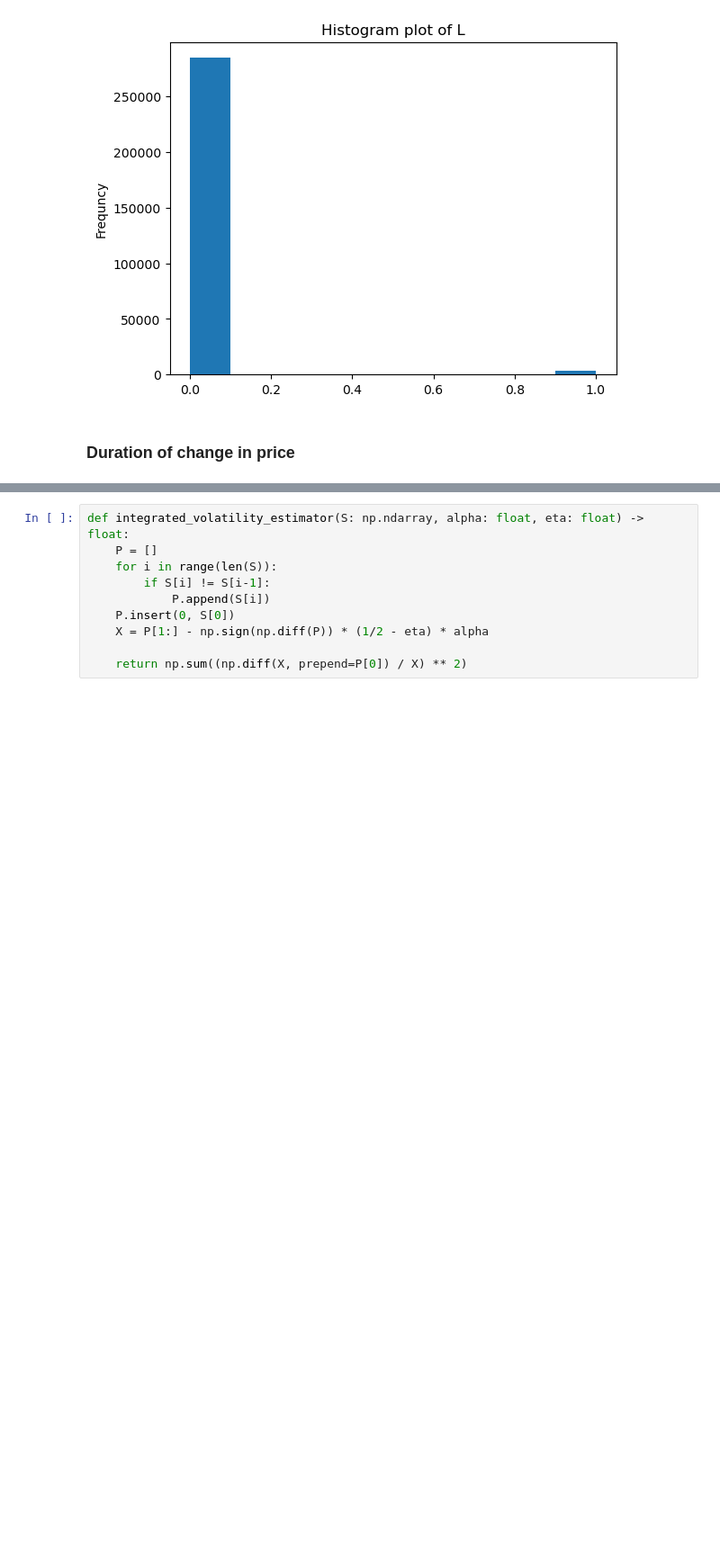
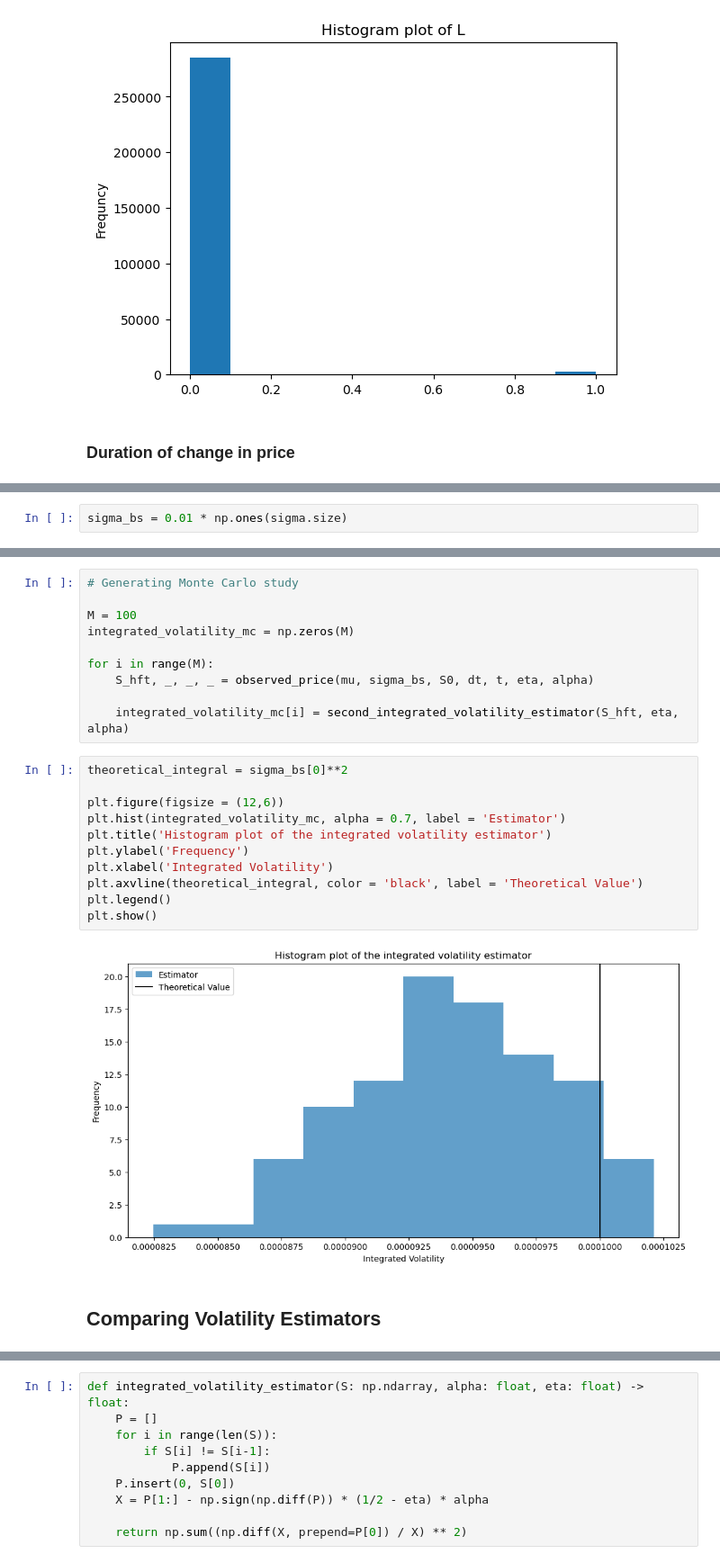
Before and after one commit to nicolassinott/HFT, a Jupyter notebook: notebooks/Uncertainty_zones/model.ipynb, the cells around one changed output, grey strips where cells are left out. Shown at 90% size. Saved outputs shown, nothing was run; the diff lists cells and outputs as text; blank space fills up the shorter version.

```diff
--- a/notebooks/Uncertainty_zones/model.ipynb
+++ b/notebooks/Uncertainty_zones/model.ipynb
@@ -219,0 +213,2 @@ volatility_estimator(S_hft, eta, alpha)
+# %%
+sigma_bs = 0.01 * np.ones(sigma.size)
@@ -219,0 +262,25 @@ volatility_estimator(S_hft, eta, alpha)
+# %%
+# Generating Monte Carlo study
+
+M = 100
+integrated_volatility_mc = np.zeros(M)
+
+for i in range(M):
+    S_hft, _, _, _ = observed_price(mu, sigma_bs, S0, dt, t, eta, alpha)
+
+    integrated_volatility_mc[i] = second_integrated_volatility_estimator(S_hft, eta, alpha)
+# %%
+theoretical_integral = sigma_bs[0]**2
+
+plt.figure(figsize = (12,6))
+plt.hist(integrated_volatility_mc, alpha = 0.7, label = 'Estimator')
+plt.title('Histogram plot of the integrated volatility estimator')
+plt.ylabel('Frequency')
+plt.xlabel('Integrated Volatility')
+plt.axvline(theoretical_integral, color = 'black', label = 'Theoretical Value')
+plt.legend()
+plt.show()
+# %% [output]
+[figure, added]
+# %% [markdown]
+## Comparing Volatility Estimators
```
Also changed, not shown: parts of 18 cells of this notebook.
